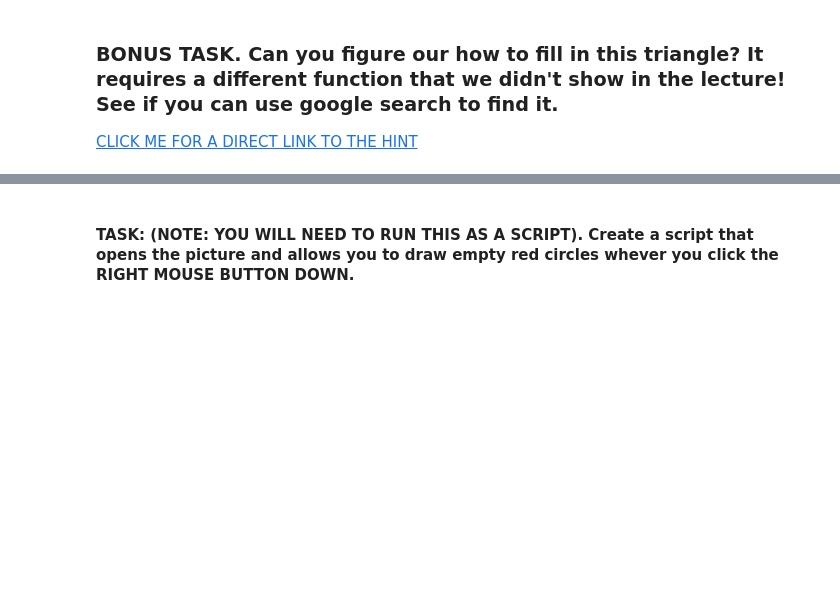
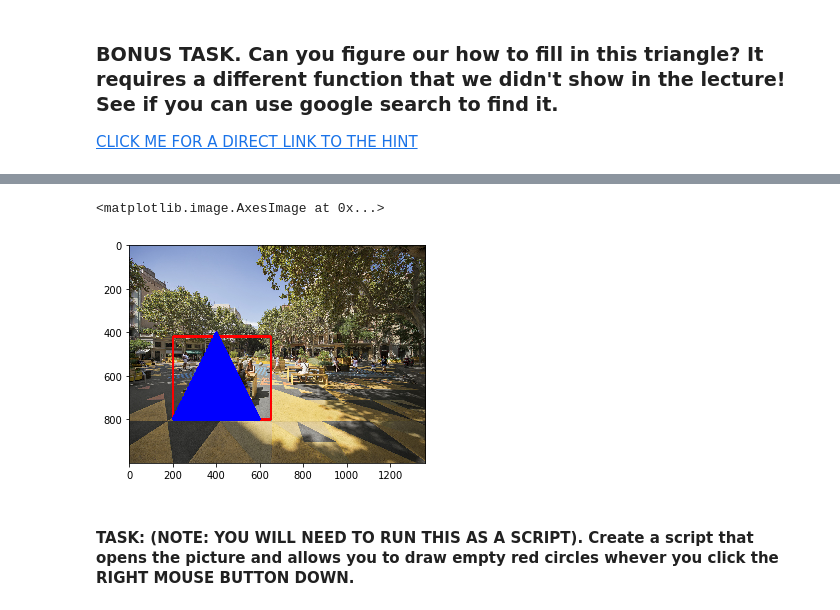
Before and after one commit to Aldo23/GSS20AI, a Jupyter notebook: DAY_02/ASSIGNMENT/ASSESMENTS/EX_02-Image-Basics-Assessment.ipynb, the cells around one changed output, grey strips where cells are left out. Drawn from its saved outputs; the diff is of its cells as text; code cells hidden in the pictures; blank space fills up the shorter version.

```diff
--- a/DAY_02/ASSIGNMENT/ASSESMENTS/EX_02-Image-Basics-Assessment.ipynb
+++ b/DAY_02/ASSIGNMENT/ASSESMENTS/EX_02-Image-Basics-Assessment.ipynb
@@ -46,2 +64,8 @@
+# %%
+cv2.fillPoly(img, [pts], (0,0,255))
+plt.imshow(img)
+# %% [output]
+<matplotlib.image.AxesImage at 0x...>
+[figure, added]
 # %% [markdown]
 #### TASK: (NOTE: YOU WILL NEED TO RUN THIS AS A SCRIPT). Create a script that opens the picture and allows you to draw empty red circles whever you click the RIGHT MOUSE BUTTON DOWN.
```
Also changed, not shown: parts of 17 cells of this notebook, 1 other file.
